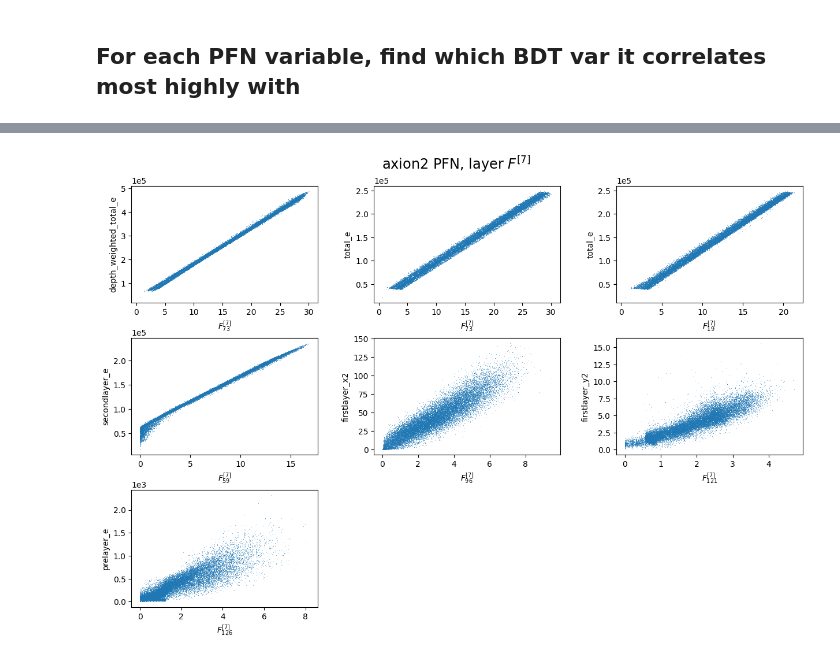
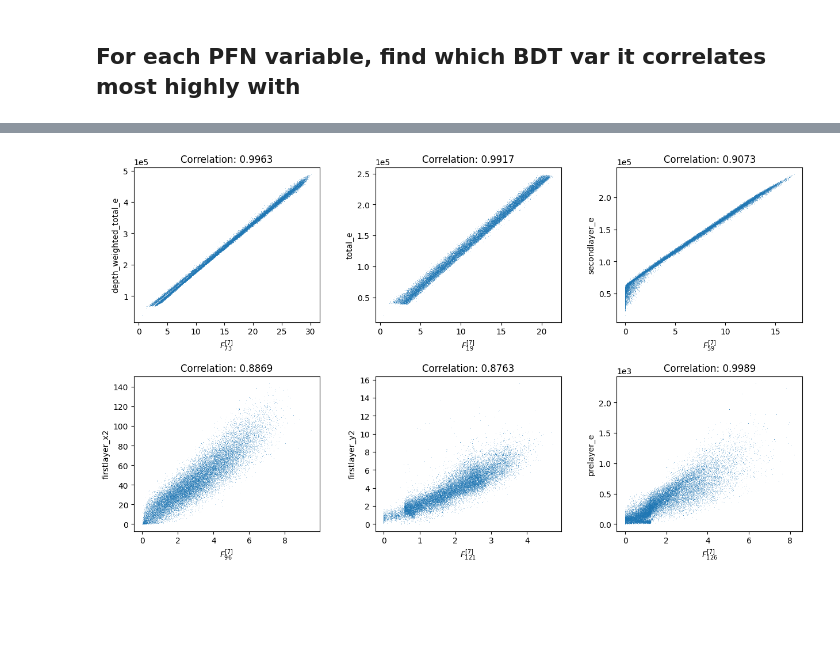
Before and after one commit to womogenes/photon-jet, a Jupyter notebook: final_evaluate/pfn_feature_analysis/correlations.ipynb, the cells around one changed output, grey strips where cells are left out. Saved outputs shown, nothing was run; the diff lists cells and outputs as text; code cells hidden in the pictures; blank space fills up the shorter version.

```diff
--- a/final_evaluate/pfn_feature_analysis/correlations.ipynb
+++ b/final_evaluate/pfn_feature_analysis/correlations.ipynb
@@ -84,7 +84,7 @@ plt.title(f"Correlation between PFN and BDT variables");
 # %% [markdown]
 There's a couple variables with zero variance amongst the BDT variables, but that's ok.
 # %%
-def corr(var1, var2):
+def get_corr(var1, var2):
     return corr_mat[all_labels.index(var1),all_labels.index(var2)]
 # %%
 # Stylize labels with LaTeX
@@ -101,7 +101,7 @@ def stylize(label):
 # %%
 def plot_corr(var1, var2, title=True):
     idx1, idx2 = all_labels.index(var1), all_labels.index(var2)
-    plt.scatter(all_vars[idx1], all_vars[idx2], s=0.2, linewidth=0)
+    plt.scatter(all_vars[idx1], all_vars[idx2], s=0.1, linewidth=0)
 
     plt.xlabel(stylize(var1))
     plt.ylabel(stylize(var2))
@@ -149,7 +149,7 @@ print(tabulate(
 # %%
 pairs = [
     ("F7(73)", "depth_weighted_total_e"),
-    ("F7(73)", "total_e"),
+#     ("F7(73)", "total_e"),
     ("F7(19)", "total_e"),
     ("F7(59)", "secondlayer_e"),
     ("F7(96)", "firstlayer_x2"),
@@ -159,24 +159,25 @@ pairs = [
 # %%
 n_cols = 3
 n_rows = -(-len(pairs) // n_cols)
-fig, axes = plt.subplots(n_rows, n_cols, figsize=(5*n_cols, 3*n_rows))
-plt.subplots_adjust(left=None, bottom=None, right=None, top=None, wspace=0.3, hspace=0.3)
-plt.suptitle(f"{task_name} PFN, layer {stylize(model_layer)}", fontsize="xx-large")
+fig, axes = plt.subplots(n_rows, n_cols, figsize=(5*n_cols, 4*n_rows))
+plt.subplots_adjust(left=None, bottom=None, right=None, top=None, wspace=0.3, hspace=0.35)
+# plt.suptitle(f"{task_name} PFN, layer {stylize(model_layer)}", fontsize="xx-large")
 # plt.tight_layout()
 
 # https://stackoverflow.com/questions/8248467/tight-layout-doesnt-take-into-account-figure-suptitle
-plt.subplots_adjust(top=0.92)
+plt.subplots_adjust(top=0.9)
 
 for row in range(n_rows):
     for col in range(n_cols):
         i = row*n_cols + col
         if i < len(pairs):
             pair = pairs[i]
             var1, var2 = pair
+            plt.title(f"Correlation: {get_corr(var1, var2):.4f}")
             plt.axes(axes[i//n_cols,i%n_cols])
             plt.ticklabel_format(axis="y", style="sci", scilimits=(0,3))
             plot_corr(var1, var2, title=False)
         else:
             fig.delaxes(axes[row,col])
 # %% [output]
-[figure, old version]
+[figure, new version]
```
